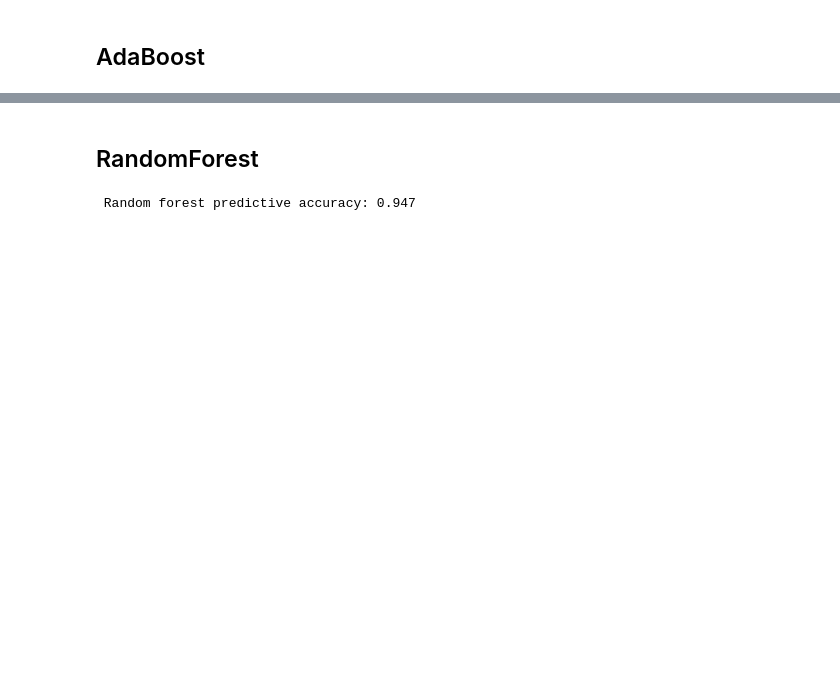
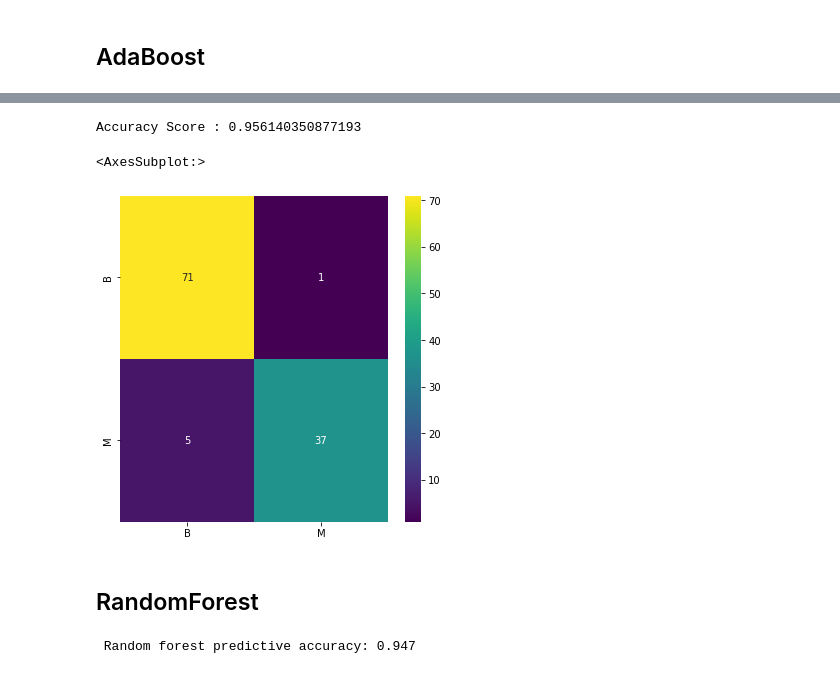
Before and after one commit to NomanS295/FINAL-PROJECT, a Jupyter notebook: maching_learning.ipynb, the cells around one changed output, grey strips where cells are left out. Saved outputs shown, nothing was run; the diff lists cells and outputs as text; code cells hidden in the pictures; blank space fills up the shorter version.

```diff
--- a/maching_learning.ipynb
+++ b/maching_learning.ipynb
@@ -6,7 +6,7 @@ import matplotlib.pyplot as plt
 import numpy as np
 import seaborn as sbn
 # %%
-data = "breast-cancer.csv"
+data = "Resources/breast-cancer.csv"
 
 cancer_df = pd.read_csv(data)
 
@@ -143,3 +189,20 @@ from sklearn.ensemble import AdaBoostClassifier
+# %%
+from sklearn.metrics import confusion_matrix
+from sklearn.metrics import accuracy_score
+from sklearn.metrics import classification_report
+acc_score = accuracy_score(y_test, predictions)
+print(f"Accuracy Score : {acc_score}")
+# %% [output]
+Accuracy Score : 0.956140350877193
+# %%
+# Confusion Matrix
+conf = confusion_matrix(y_test, y_pred)
+df_conf = pd.DataFrame(conf, index = ['B', 'M'], columns = ['B', 'M'])
+plt.figure(figsize = (6, 6))
+sbn.heatmap(df_conf, annot=True, cmap='viridis')
+# %% [output]
+<AxesSubplot:>
+[figure, added]
 # %% [markdown]
 ## RandomForest
 # %%
```
Also changed, not shown: parts of 6 cells of this notebook.
